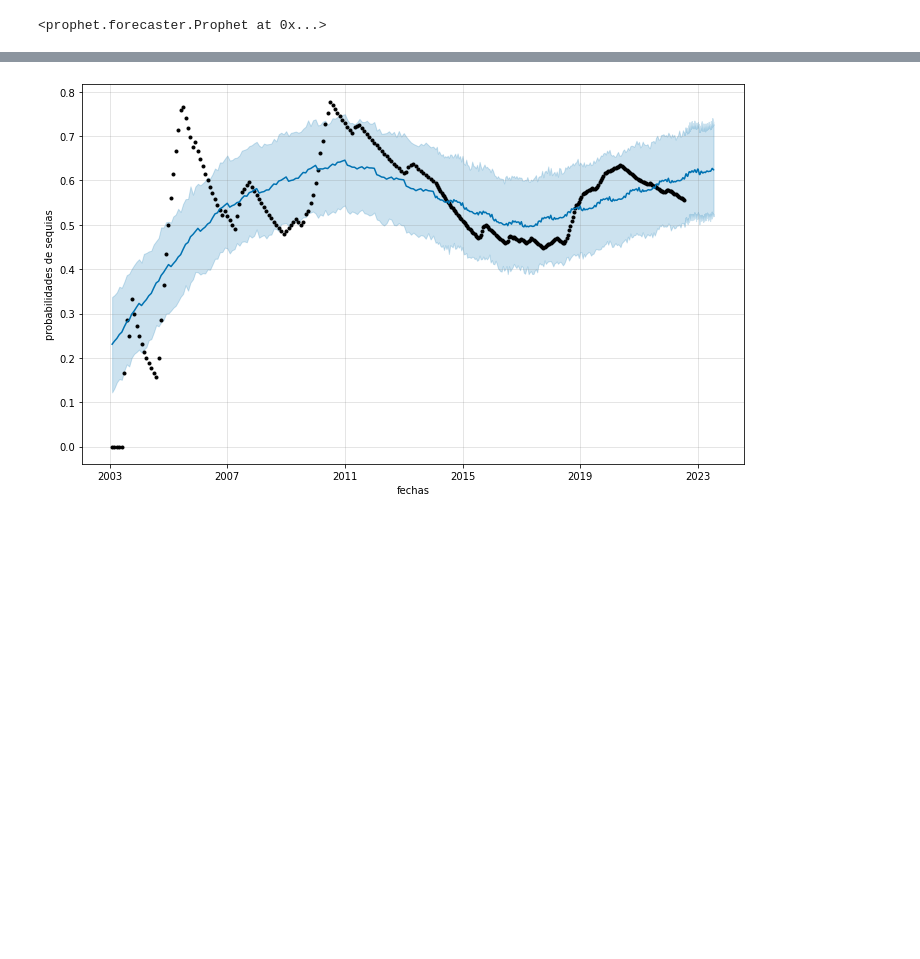
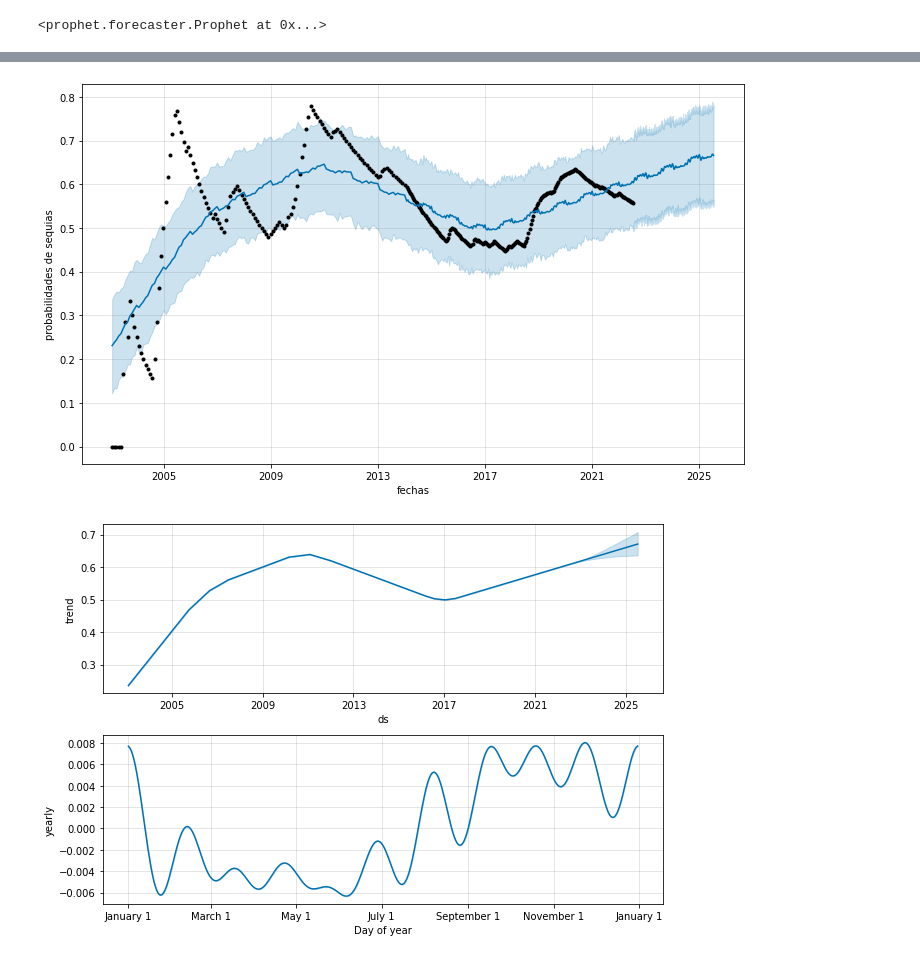
Before and after one commit to urielMontenegro1/datos_de_sequias, a Jupyter notebook: sequias_proyecto.ipynb, the cells around one changed output, grey strips where cells are left out. Saved outputs shown, nothing was run; the diff lists cells and outputs as text; code cells hidden in the pictures; blank space fills up the shorter version.

```diff
--- a/sequias_proyecto.ipynb
+++ b/sequias_proyecto.ipynb
@@ -605,7 +603,7 @@ INFO:cmdstanpy:Chain [1] start processing
 INFO:cmdstanpy:Chain [1] done processing
 <prophet.forecaster.Prophet at 0x...>
 # %%
-prediccciones=modeloProphet.make_future_dataframe(periods=365)
+prediccciones=modeloProphet.make_future_dataframe(periods=1095)
 # %%
 prediccciones.tail(5)
 # %% [output]
@@ -636,4 +634,6 @@ pronosticos
 # %%
 figura1=modeloProphet.plot(pronosticos,xlabel="fechas", ylabel="probabilidades de sequias")
+figura2=modeloProphet.plot_components(pronosticos)
 # %% [output]
-[figure, old version]
+[figure, new version]
+[figure, added]
```
Also changed, not shown: parts of 18 cells of this notebook.
